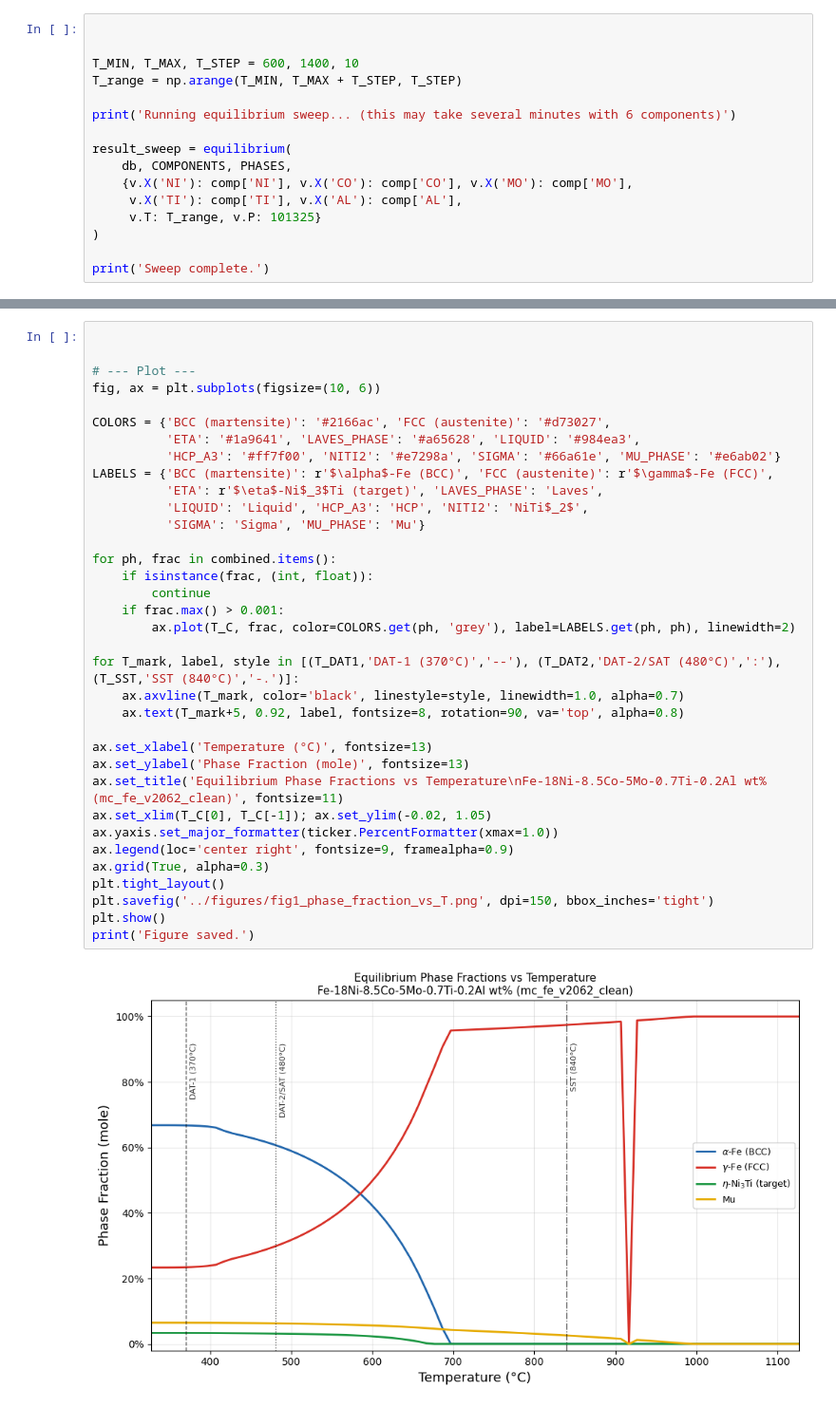
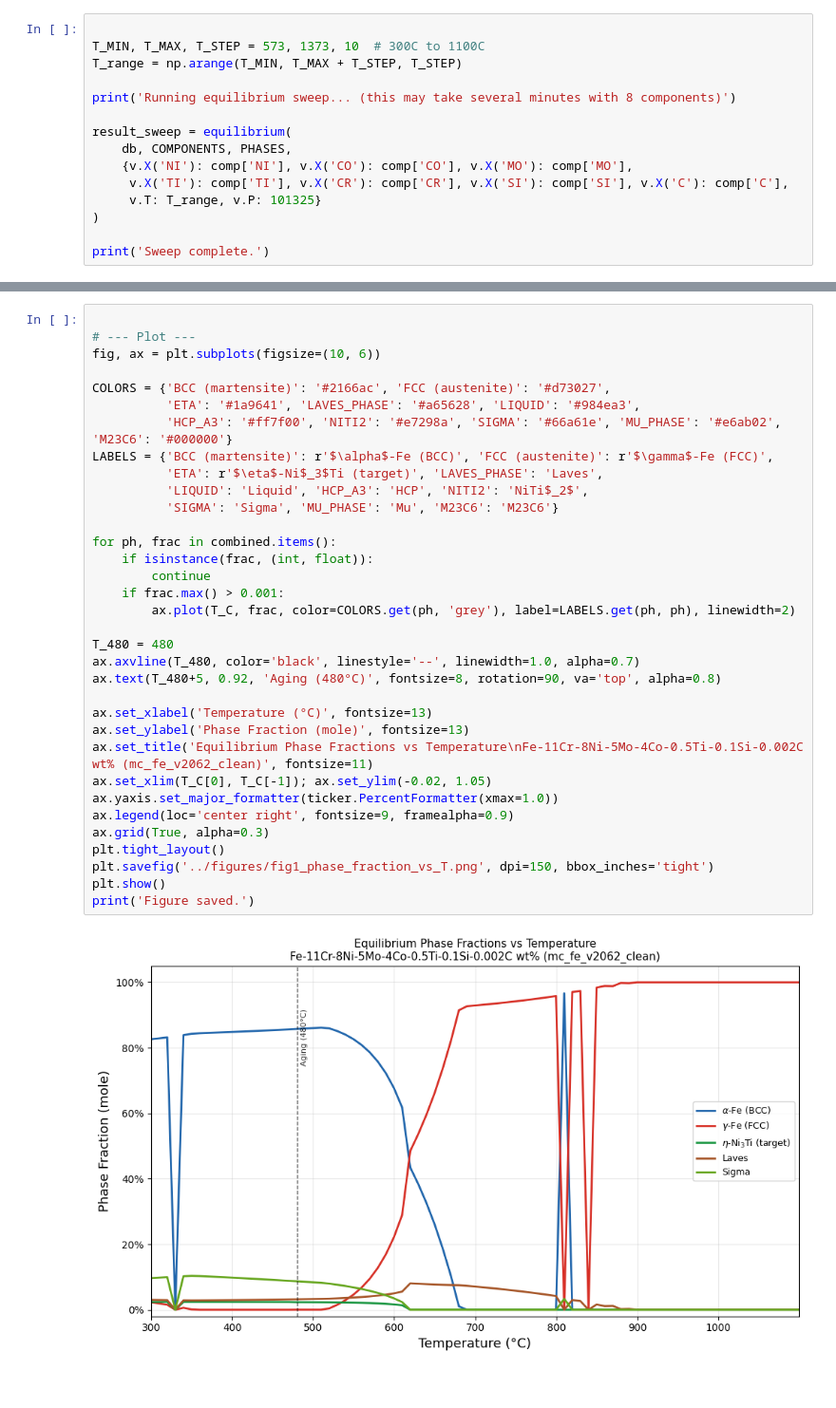
Before and after one commit to adityamoolya/maraging-steel-calphad, a Jupyter notebook: notebooks/2.equilibrium.ipynb, the cells around one changed output, grey strips where cells are left out. Shown at 95% size. Cells and saved outputs as stored; diff of their text form.

```diff
--- a/notebooks/2.equilibrium.ipynb
+++ b/notebooks/2.equilibrium.ipynb
@@ -100,15 +107,14 @@ Phases to compute: ['LIQUID', 'BCC_A2', 'FCC_A1', 'HCP_A3', 'ETA', 'LAVES_PHASE'
 # %%
 
-
-T_MIN, T_MAX, T_STEP = 600, 1400, 10
+T_MIN, T_MAX, T_STEP = 573, 1373, 10  # 300C to 1100C
 T_range = np.arange(T_MIN, T_MAX + T_STEP, T_STEP)
 
-print('Running equilibrium sweep... (this may take several minutes with 6 components)')
+print('Running equilibrium sweep... (this may take several minutes with 8 components)')
 
 result_sweep = equilibrium(
     db, COMPONENTS, PHASES,
     {v.X('NI'): comp['NI'], v.X('CO'): comp['CO'], v.X('MO'): comp['MO'],
-     v.X('TI'): comp['TI'], v.X('AL'): comp['AL'],
+     v.X('TI'): comp['TI'], v.X('CR'): comp['CR'], v.X('SI'): comp['SI'], v.X('C'): comp['C'],
      v.T: T_range, v.P: 101325}
 )
 
@@ -139,39 +148,38 @@ T_DAT1, T_DAT2, T_SST = 370, 480, 840
 # %%
-
 
 # --- Plot ---
 fig, ax = plt.subplots(figsize=(10, 6))
 
 COLORS = {'BCC (martensite)': '#2166ac', 'FCC (austenite)': '#d73027',
           'ETA': '#1a9641', 'LAVES_PHASE': '#a65628', 'LIQUID': '#984ea3',
-          'HCP_A3': '#ff7f00', 'NITI2': '#e7298a', 'SIGMA': '#66a61e', 'MU_PHASE': '#e6ab02'}
+          'HCP_A3': '#ff7f00', 'NITI2': '#e7298a', 'SIGMA': '#66a61e', 'MU_PHASE': '#e6ab02', 'M23C6': '#000000'}
 LABELS = {'BCC (martensite)': r'$\alpha$-Fe (BCC)', 'FCC (austenite)': r'$\gamma$-Fe (FCC)',
           'ETA': r'$\eta$-Ni$_3$Ti (target)', 'LAVES_PHASE': 'Laves',
           'LIQUID': 'Liquid', 'HCP_A3': 'HCP', 'NITI2': 'NiTi$_2$',
-          'SIGMA': 'Sigma', 'MU_PHASE': 'Mu'}
+          'SIGMA': 'Sigma', 'MU_PHASE': 'Mu', 'M23C6': 'M23C6'}
 
 for ph, frac in combined.items():
     if isinstance(frac, (int, float)):
         continue
     if frac.max() > 0.001:
         ax.plot(T_C, frac, color=COLORS.get(ph, 'grey'), label=LABELS.get(ph, ph), linewidth=2)
 
-for T_mark, label, style in [(T_DAT1,'DAT-1 (370°C)','--'), (T_DAT2,'DAT-2/SAT (480°C)',':'), (T_SST,'SST (840°C)','-.')]:
-    ax.axvline(T_mark, color='black', linestyle=style, linewidth=1.0, alpha=0.7)
-    ax.text(T_mark+5, 0.92, label, fontsize=8, rotation=90, va='top', alpha=0.8)
+T_480 = 480
+ax.axvline(T_480, color='black', linestyle='--', linewidth=1.0, alpha=0.7)
+ax.text(T_480+5, 0.92, 'Aging (480°C)', fontsize=8, rotation=90, va='top', alpha=0.8)
 
 ax.set_xlabel('Temperature (°C)', fontsize=13)
 ax.set_ylabel('Phase Fraction (mole)', fontsize=13)
-ax.set_title('Equilibrium Phase Fractions vs Temperature\nFe-18Ni-8.5Co-5Mo-0.7Ti-0.2Al wt% (mc_fe_v2062_clean)', fontsize=11)
+ax.set_title('Equilibrium Phase Fractions vs Temperature\nFe-11Cr-8Ni-5Mo-4Co-0.5Ti-0.1Si-0.002C wt% (mc_fe_v2062_clean)', fontsize=11)
 ax.set_xlim(T_C[0], T_C[-1]); ax.set_ylim(-0.02, 1.05)
 ax.yaxis.set_major_formatter(ticker.PercentFormatter(xmax=1.0))
 ax.legend(loc='center right', fontsize=9, framealpha=0.9)
 ax.grid(True, alpha=0.3)
 plt.tight_layout()
 plt.savefig('../figures/fig1_phase_fraction_vs_T.png', dpi=150, bbox_inches='tight')
 plt.show()
 print('Figure saved.')
 # %% [output]
-[figure, old version]
+[figure, new version]
 Figure saved.
 # %%
```
Also changed, not shown: parts of 10 cells of this notebook, 26 other files.
